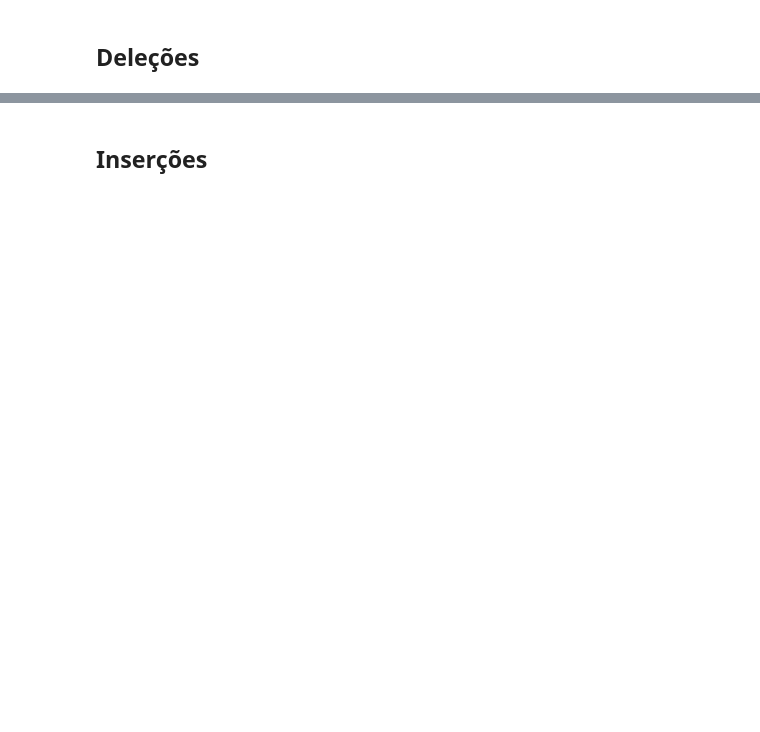
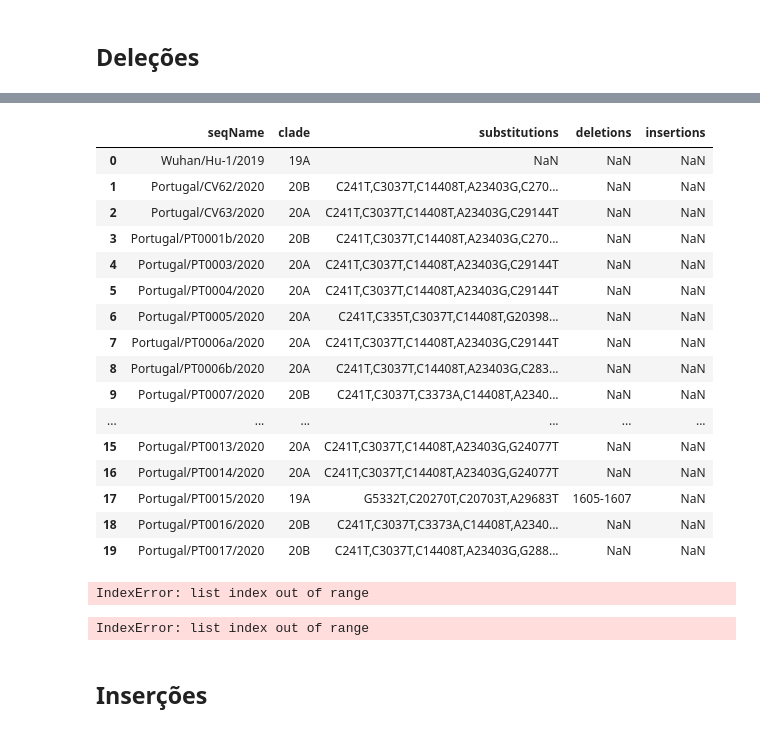
Before and after one commit to Rafael-Silva-Oliveira/FEM, a Jupyter notebook: Python/Dados.ipynb, the cells around one changed output, grey strips where cells are left out. Saved outputs shown, nothing was run; the diff lists cells and outputs as text; code cells hidden in the pictures; blank space fills up the shorter version.

```diff
--- a/Python/Dados.ipynb
+++ b/Python/Dados.ipynb
@@ -527,0 +350,20 @@ for i in "11288-11296,21765-21770,21992-21994".split(","):
+# %%
+final_df.head(20)
+# %% [output]
+|  | seqName | clade | substitutions | deletions | insertions |
+| 0 | Wuhan/Hu-1/2019 | 19A | NaN | NaN | NaN |
+| 1 | Portugal/CV62/2020 | 20B | C241T,C3037T,C14408T,A23403G,C270... | NaN | NaN |
+| 2 | Portugal/CV63/2020 | 20A | C241T,C3037T,C14408T,A23403G,C29144T | NaN | NaN |
+| 3 | Portugal/PT0001b/2020 | 20B | C241T,C3037T,C14408T,A23403G,C270... | NaN | NaN |
+| 4 | Portugal/PT0003/2020 | 20A | C241T,C3037T,C14408T,A23403G,C29144T | NaN | NaN |
+| 5 | Portugal/PT0004/2020 | 20A | C241T,C3037T,C14408T,A23403G,C29144T | NaN | NaN |
+| 6 | Portugal/PT0005/2020 | 20A | C241T,C335T,C3037T,C14408T,G20398... | NaN | NaN |
+| 7 | Portugal/PT0006a/2020 | 20A | C241T,C3037T,C14408T,A23403G,C29144T | NaN | NaN |
+| 8 | Portugal/PT0006b/2020 | 20A | C241T,C3037T,C14408T,A23403G,C283... | NaN | NaN |
+| 9 | Portugal/PT0007/2020 | 20B | C241T,C3037T,C3373A,C14408T,A2340... | NaN | NaN |
+| ... | ... | ... | ... | ... | ... |
+| 15 | Portugal/PT0013/2020 | 20A | C241T,C3037T,C14408T,A23403G,G24077T | NaN | NaN |
+| 16 | Portugal/PT0014/2020 | 20A | C241T,C3037T,C14408T,A23403G,G24077T | NaN | NaN |
+| 17 | Portugal/PT0015/2020 | 19A | G5332T,C20270T,C20703T,A29683T | 1605-1607 | NaN |
+| 18 | Portugal/PT0016/2020 | 20B | C241T,C3037T,C3373A,C14408T,A2340... | NaN | NaN |
+| 19 | Portugal/PT0017/2020 | 20B | C241T,C3037T,C14408T,A23403G,G288... | NaN | NaN |
@@ -528,3 +395,50 @@ for i in "11288-11296,21765-21770,21992-21994".split(","):
+# %%
+
+positions = []
+
+for i in range(0,len(lst_separated)+1):
+	if lst_separated[populated_indices[i]] == []:
+		positions.append(populated_indices[i])
+		var1 = int(populated_indices[i])
+		#print(populated_indices[i],var1, lst_separated[var1])
+		lst_separated.pop(var1)
+	else:
+		continue
+# %% [output]
+IndexError: list index out of range
+# %%
+#TODO: tentar colocar os pares em tuples assim - [[(1602,5010),(1242,12412)...], [(1223,1232)]]
+outcome_del = []
+
+for index in range(0,len(pca_df)):
+	i = 0
+	j = 1
+	k = 0
+
+	if lst_separated[populated_indices[index]] == []:
+		k += 1
+		# positions.append(populated_indices[i])
+		# var1 = int(populated_indices[i])
+		# #print(populated_indices[i],var1, lst_separated[var1])
+		# lst_separated.pop(var1)
+		continue
+	else:
+		while k < len(lst_separated[populated_indices[index]])/2:
+			pos1 = int(lst_separated[populated_indices[index]][i])
+			pos2 = int(lst_separated[populated_indices[index]][j])
+			i += 2
+			j += 2
+			k += 1
+			#print(pos1,pos2)
+			var = str(record_dict_2["Wuhan/Hu-1/2019"].seq)[pos1-1:pos2-1]
+			var = var + ">del"
+			outcome_del.append([populated_indices[index], var])
+
+
+
+	#print(lst_separated[subindex])
+# %% [output]
+IndexError: list index out of range
 # %% [markdown]
 ## Inserções
 # %%
```
Also changed, not shown: parts of 36 cells of this notebook.
